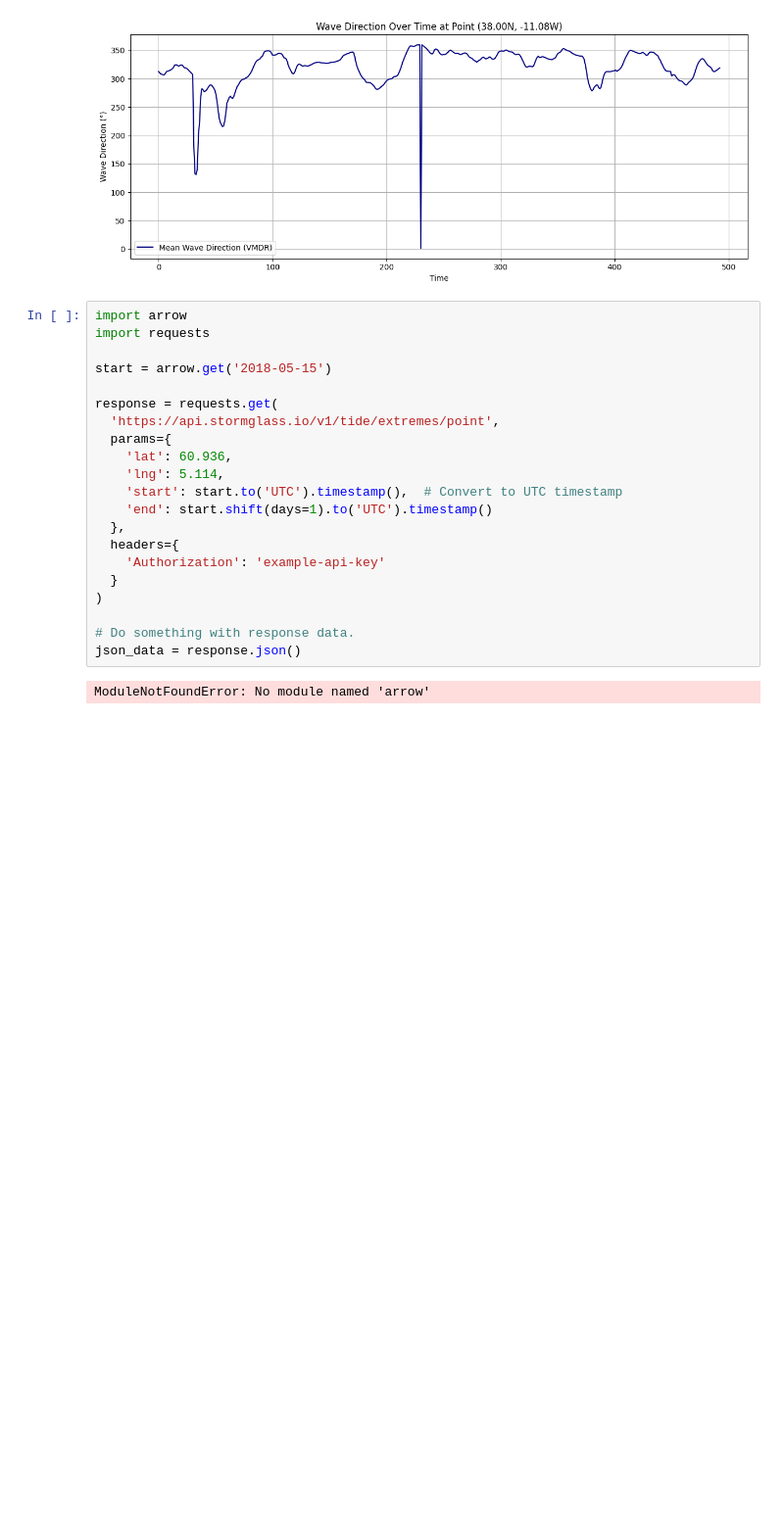
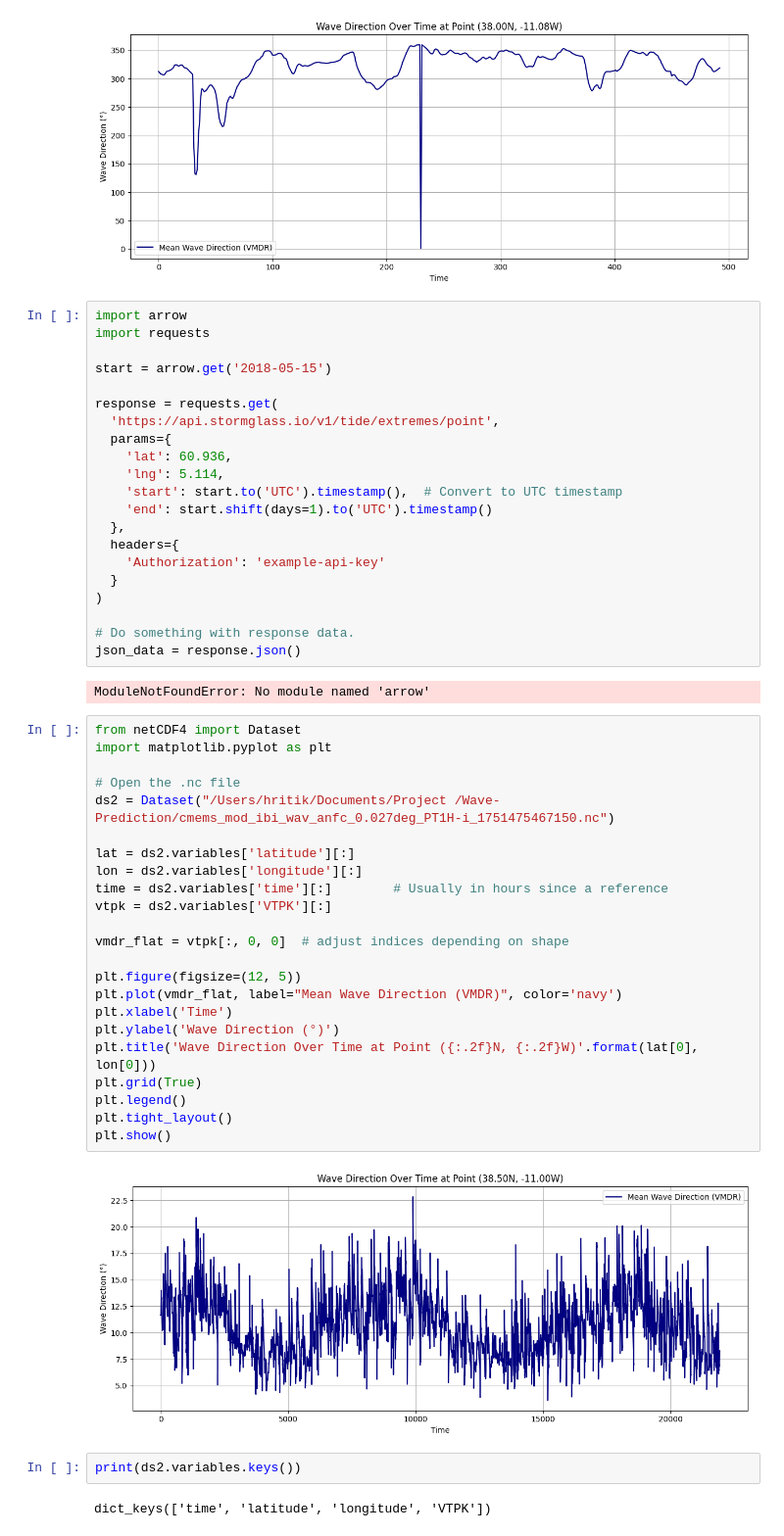
Before and after one commit to oghritik/Wave-Prediction, a Jupyter notebook: wave.ipynb, the cells around one changed output. Shown at 98% size. Cells and saved outputs as stored; diff of their text form; blank space fills up the shorter version.

```diff
--- a/wave.ipynb
+++ b/wave.ipynb
@@ -409,3 +409,32 @@ response = requests.get(
 json_data = response.json()
 # %% [output]
 ModuleNotFoundError: No module named 'arrow'
+# %%
+from netCDF4 import Dataset
+import matplotlib.pyplot as plt
+
+# Open the .nc file
+ds2 = Dataset("/Users/hritik/Documents/Project /Wave-Prediction/cmems_mod_ibi_wav_anfc_0.027deg_PT1H-i_1751475467150.nc")
+
+lat = ds2.variables['latitude'][:]
+lon = ds2.variables['longitude'][:]
+time = ds2.variables['time'][:]        # Usually in hours since a reference
+vtpk = ds2.variables['VTPK'][:]
+
+vmdr_flat = vtpk[:, 0, 0]  # adjust indices depending on shape
+
+plt.figure(figsize=(12, 5))
+plt.plot(vmdr_flat, label="Mean Wave Direction (VMDR)", color='navy')
+plt.xlabel('Time')
+plt.ylabel('Wave Direction (°)')
+plt.title('Wave Direction Over Time at Point ({:.2f}N, {:.2f}W)'.format(lat[0], lon[0]))
+plt.grid(True)
+plt.legend()
+plt.tight_layout()
+plt.show()
+# %% [output]
+[figure, added]
+# %%
+print(ds2.variables.keys())
+# %% [output]
+dict_keys(['time', 'latitude', 'longitude', 'VTPK'])
```
Also changed, not shown: parts of 7 cells of this notebook.
